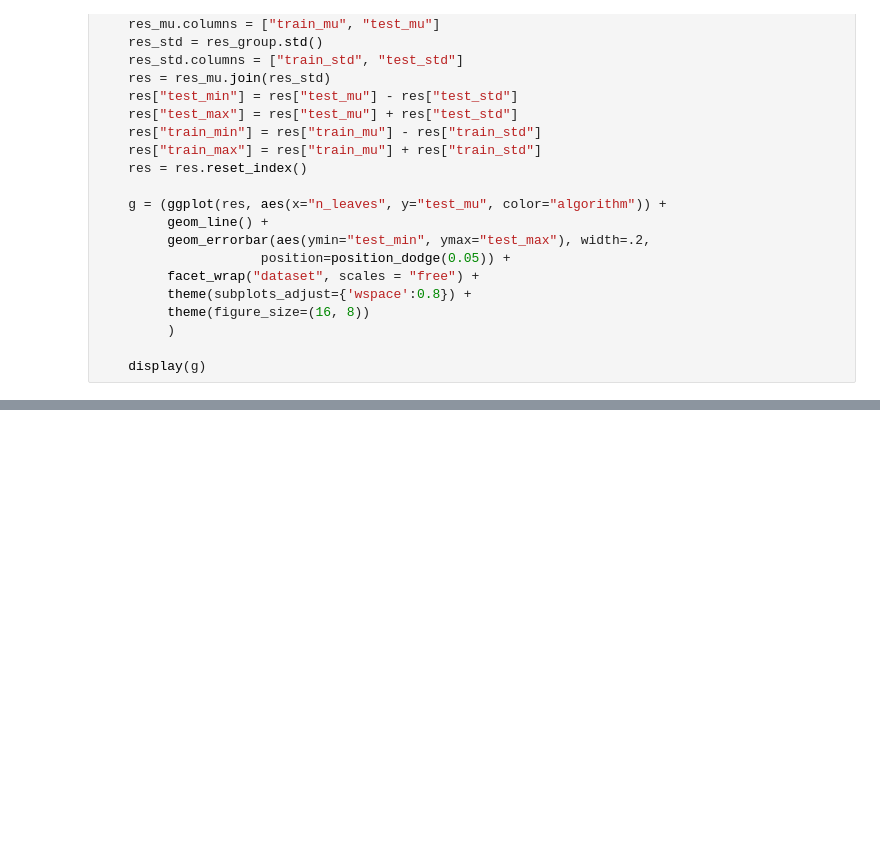
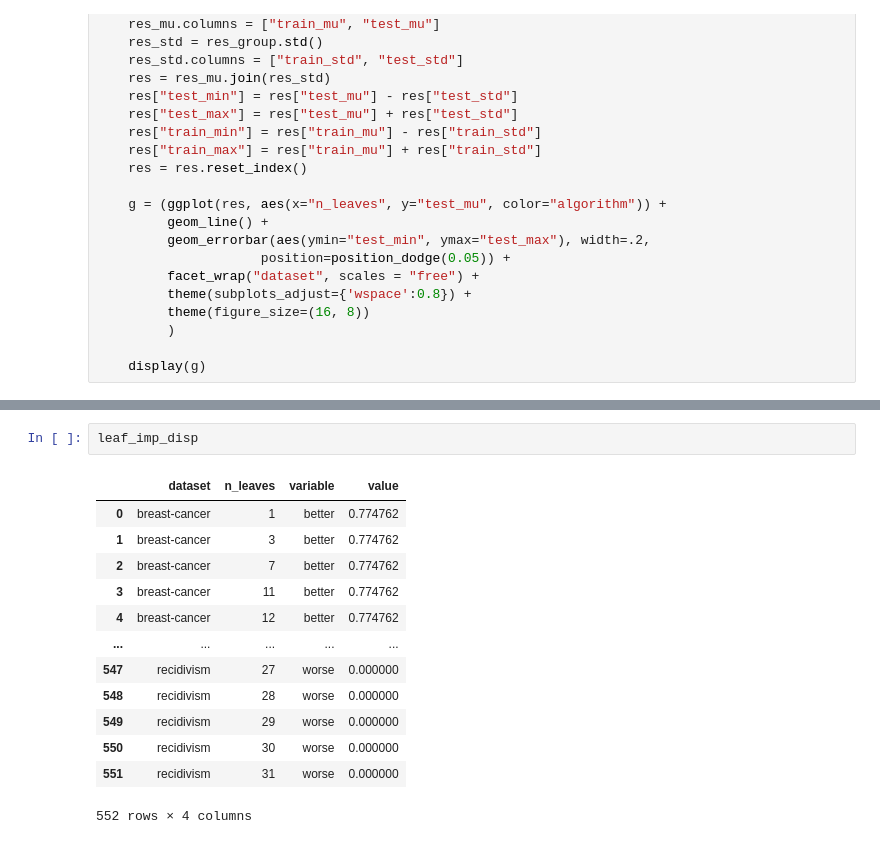
Before and after one commit to do8572/MLDS, a Jupyter notebook: notebooks/claim_1_1_graphs.ipynb, the cells around one changed output, grey strips where cells are left out. Cells and saved outputs as stored; diff of their text form; blank space fills up the shorter version.

```diff
--- a/notebooks/claim_1_1_graphs.ipynb
+++ b/notebooks/claim_1_1_graphs.ipynb
@@ -82,0 +493,16 @@ plot_fig_4(classification)
+# %%
+leaf_imp_disp
+# %% [output]
+|  | dataset | n_leaves | variable | value |
+| 0 | breast-cancer | 1 | better | 0.774762 |
+| 1 | breast-cancer | 3 | better | 0.774762 |
+| 2 | breast-cancer | 7 | better | 0.774762 |
+| 3 | breast-cancer | 11 | better | 0.774762 |
+| 4 | breast-cancer | 12 | better | 0.774762 |
+| ... | ... | ... | ... | ... |
+| 547 | recidivism | 27 | worse | 0.000000 |
+| 548 | recidivism | 28 | worse | 0.000000 |
+| 549 | recidivism | 29 | worse | 0.000000 |
+| 550 | recidivism | 30 | worse | 0.000000 |
+| 551 | recidivism | 31 | worse | 0.000000 |
+552 rows × 4 columns
```
Also changed, not shown: parts of 11 cells of this notebook, 5 other files.
